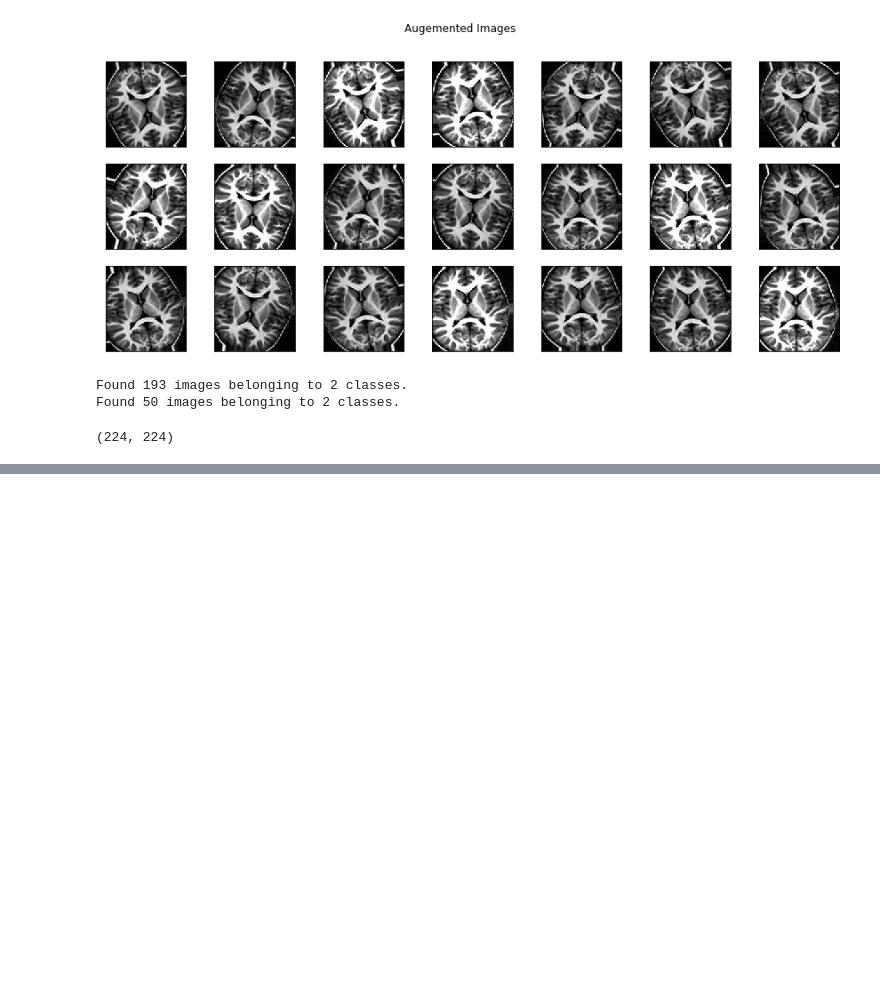
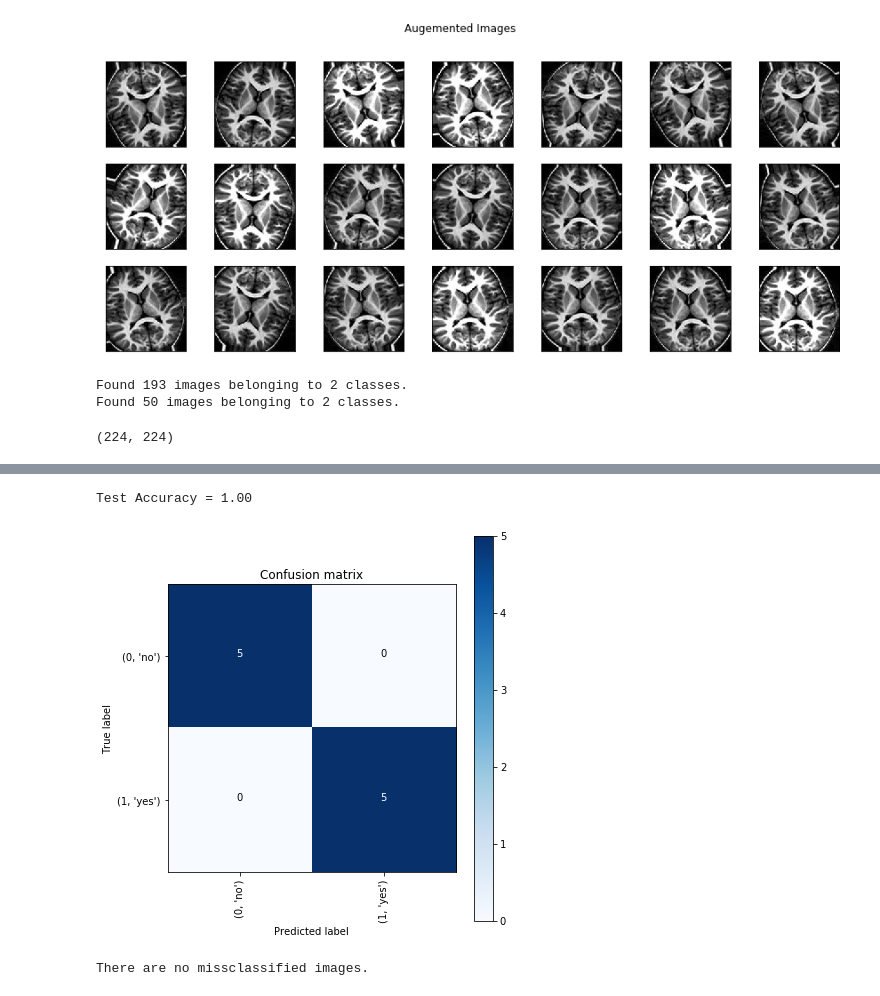
Before and after one commit to MallaKaushik/harnath, a Jupyter notebook: tumour.ipynb, the cells around one changed output, grey strips where cells are left out. Drawn from its saved outputs; the diff is of its cells as text; code cells hidden in the pictures; blank space fills up the shorter version.

```diff
--- a/tumour.ipynb
+++ b/tumour.ipynb
@@ -485,0 +588,27 @@ NameError: name 'base_model' is not defined
+# %%
+# validate on test set
+predictions = model.predict(X_test_prep)
+predictions = [1 if x>0.5 else 0 for x in predictions]
+
+accuracy = accuracy_score(y_test, predictions)
+print('Test Accuracy = %.2f' % accuracy)
+
+confusion_mtx = confusion_matrix(y_test, predictions)
+cm = plot_confusion_matrix(confusion_mtx, classes = list(labels.items()), normalize=False)
+# %% [output]
+Test Accuracy = 1.00
+[figure, added]
+# %%
+ind_list = np.argwhere((y_test == predictions) == False)[:, -1]
+if ind_list.size == 0:
+    print('There are no missclassified images.')
+else:
+    for i in ind_list:
+        plt.figure()
+        plt.imshow(X_test_crop[i])
+        plt.xticks([])
+        plt.yticks([])
+        plt.title(f'Actual class: {y_val[i]}\nPredicted class: {predictions[i]}')
+        plt.show()
+# %% [output]
+There are no missclassified images.
```
Also changed, not shown: parts of 6 cells of this notebook.
